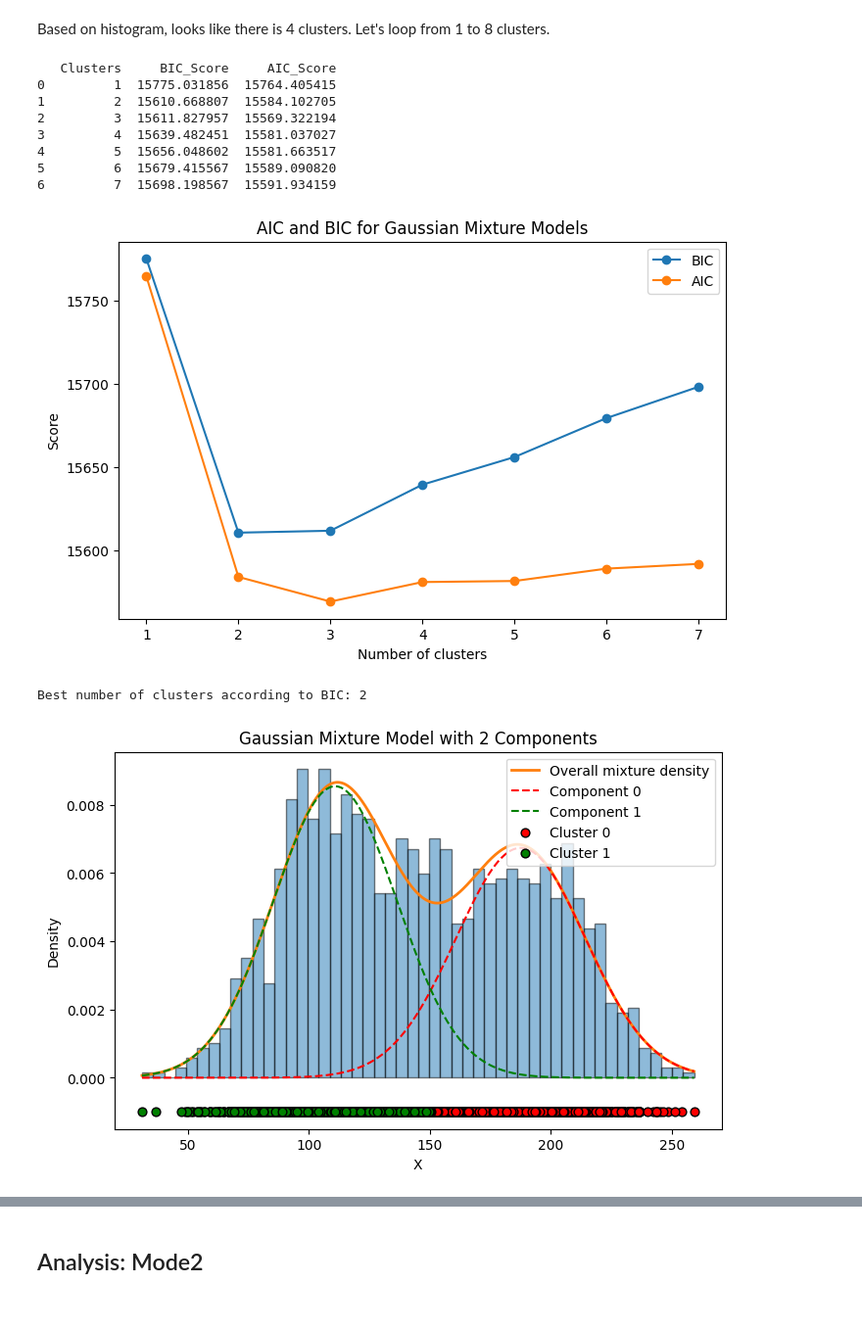
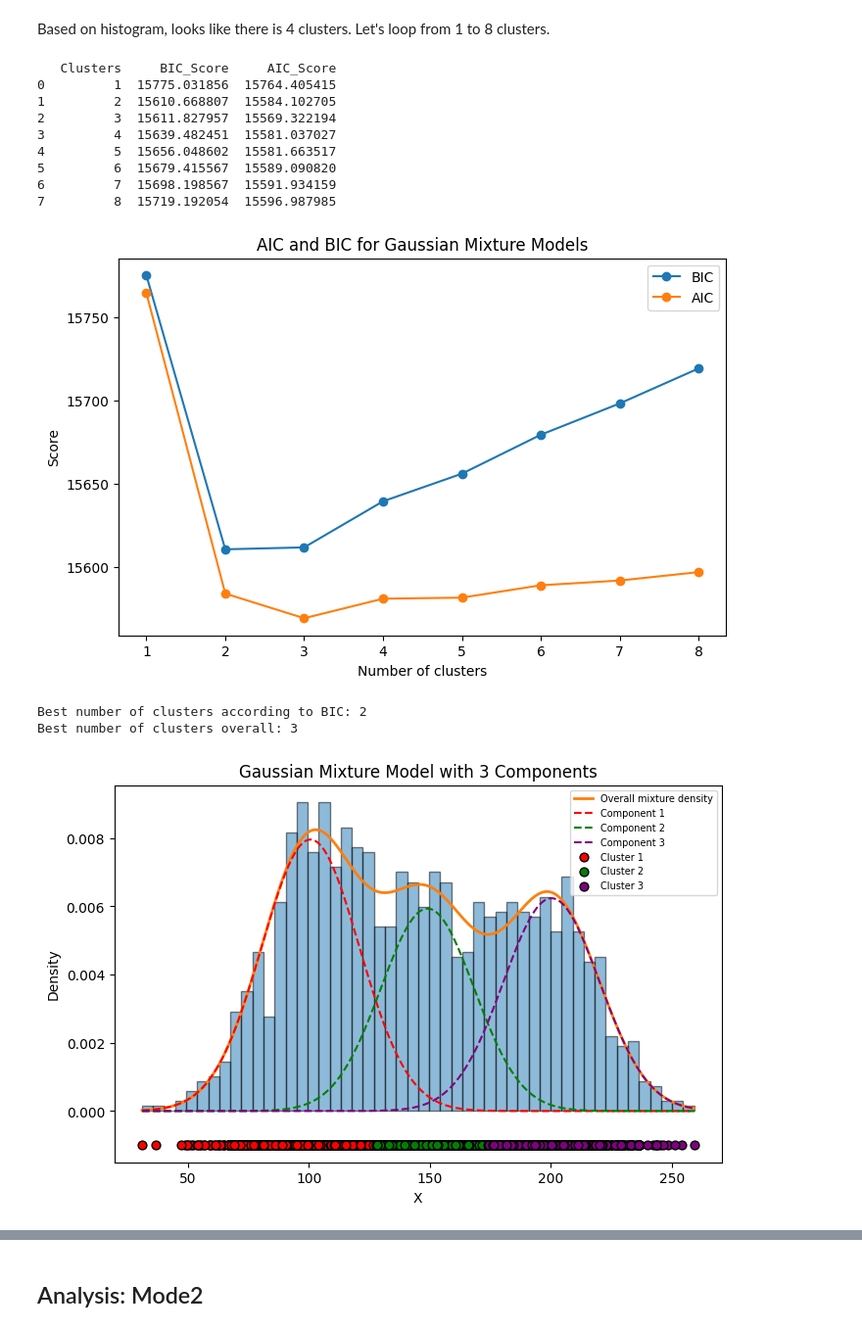
Before and after one commit to vbhaga89/MIT801_SL_Assignment2, a Jupyter notebook: question2.ipynb, the cells around one changed output, grey strips where cells are left out. Shown at 98% size. Saved outputs shown, nothing was run; the diff lists cells and outputs as text; code cells hidden in the pictures.

```diff
--- a/question2.ipynb
+++ b/question2.ipynb
@@ -59,7 +59,7 @@ def determine_best_gmm_config(data, min_components, max_components):
     bic_scores = []     # Bayesian Information Criterion
     aic_scores = []     # Akaike Information Criterion
 
-    cluster_range = range(min_components, max_components)
+    cluster_range = range(min_components, max_components + 1)
 
     # Iterate through different component (cluster) amounts
     for cluster_nr in cluster_range:
@@ -151,14 +151,22 @@ mode1_models, mode1_gmm_results = determine_best_gmm_config(mode1, 1, 8)
 4         5  15656.048602  15581.663517
 5         6  15679.415567  15589.090820
 6         7  15698.198567  15591.934159
+7         8  15719.192054  15596.987985
 # %%
 plot_results(mode1_gmm_results)
 # %% [output]
-[figure, old version]
+[figure, new version]
 # %%
 mode1_best_cluster_count, model1_best_model = get_best_model(mode1_models, mode1_gmm_results)
+
+# Even though k = 2 has lowest BIC score, k = 2 and k = 3 are very close but k = 3 has
+# a much lower AIC score, therefore select k = 3
+mode1_best_cluster_count = 3
+model1_best_model = mode1_models[mode1_best_cluster_count-1]
+print("Best number of clusters overall:", mode1_best_cluster_count)
 # %% [output]
 Best number of clusters according to BIC: 2
+Best number of clusters overall: 3
 # %%
 # Plot histogram overlayed with PDF of the overall model and the individual Gaussian components
 
@@ -167,6 +175,18 @@ X = np.asarray(mode1).reshape(-1, 1)
 
 # Classify Data
 cluster_labels = model1_best_model.predict(X)
+
+# Get component means
+means = model1_best_model.means_.flatten()
+
+# Sort components from left to right
+order = np.argsort(means)
+
+# Map old sklearn labels to new ordered labels
+label_map = {old_label: new_label for new_label, old_label in enumerate(order)}
+
+# Remapped labels: 0, 1, 2 from left to right
+cluster_labels = np.array([label_map[label] for label in cluster_labels])
 
 # Grid for plotting the fitted density
 x_grid = np.linspace(X.min(), X.max(), 1000).reshape(-1, 1)
@@ -181,7 +201,7 @@ stds = np.sqrt(model1_best_model.covariances_).flatten()
 weights = model1_best_model.weights_
 
 # One colour per component
-colors = ['red','green']
+colors = ['red','green','purple']
 
 # Histogram of original data
 plt.figure(figsize=(8, 5))
@@ -191,34 +211,34 @@ plt.hist(X.flatten(), bins=50, density=True, edgecolor="black", alpha=0.5)
 plt.plot(x_grid, density, linewidth=2, label="Overall mixture density")
 
 # Individual Gaussian components
 for i, (mean, std, weight) in enumerate(zip(means, stds, weights)):
     component_density = weight * norm.pdf(x_grid.flatten(), mean, std)
 
     plt.plot(
         x_grid,
         component_density,
         linestyle="--",
         color=colors[i],
-        label=f"Component {i}"
+        label=f"Component {i+1}"
     )
 
 # Plot clustered points using matching component colours
 for i in range(model1_best_model.n_components):
     mask = cluster_labels == i
 
     plt.scatter(
         X.flatten()[mask],
         np.full(mask.sum(), -0.001),
         color=colors[i],
         edgecolor="black",
         s=40,
-        label=f"Cluster {i}"
+        label=f"Cluster {i+1}"
     )
 
 plt.xlabel("X")
 plt.ylabel("Density")
 plt.title(f"Gaussian Mixture Model with {mode1_best_cluster_count} Components")
-plt.legend()
+plt.legend(loc="upper right", fontsize=7)
 plt.show()
 # %% [output]
-[figure, old version]
+[figure, new version]
```
Also changed, not shown: parts of 5 cells of this notebook, 1 other file.
